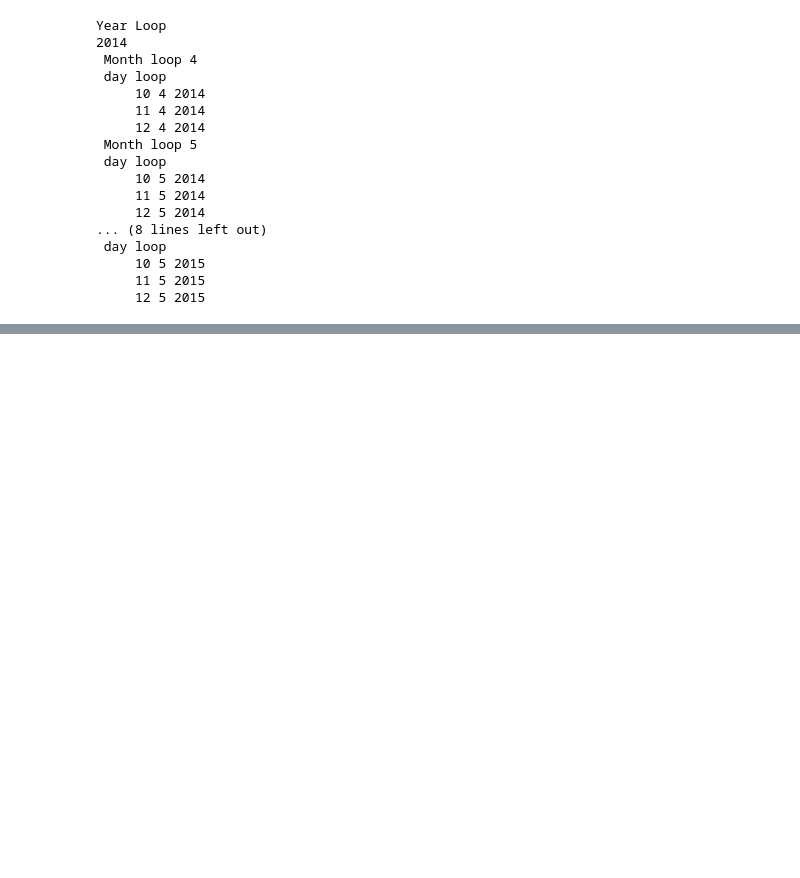
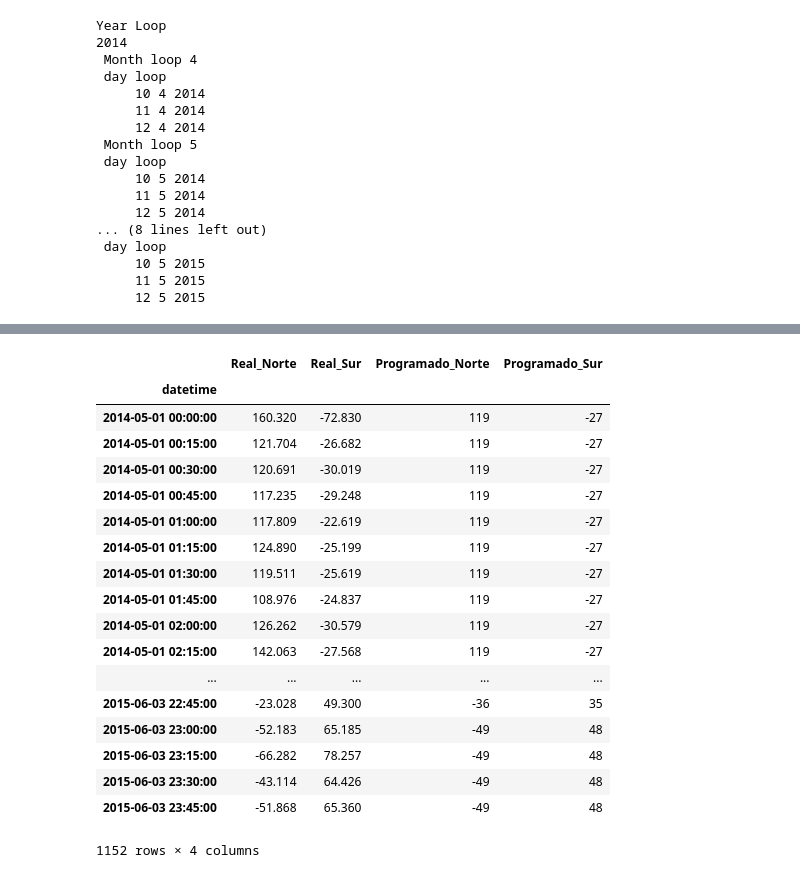
Before and after one commit to zhangzheng-coder/test_codes, a Jupyter notebook: Untitled.ipynb, the cells around one changed output, grey strips where cells are left out. Cells and saved outputs as stored; diff of their text form; code cells hidden in the pictures; blank space fills up the shorter version.

```diff
--- a/Untitled.ipynb
+++ b/Untitled.ipynb
@@ -432,0 +395,25 @@ real_norte
+# %%
+df_intercambios = df_anual.fillna(0)
+df_intercambios.columns = ['Real_Norte', 'Real_Sur', 'Programado_Norte', 'Programado_Sur']
+# %%
+df_intercambios
+# %% [output]
+|  | Real_Norte | Real_Sur | Programado_Norte | Programado_Sur |
+| datetime |  |  |  |  |
+| 2014-05-01 00:00:00 | 160.320 | -72.830 | 119 | -27 |
+| 2014-05-01 00:15:00 | 121.704 | -26.682 | 119 | -27 |
+| 2014-05-01 00:30:00 | 120.691 | -30.019 | 119 | -27 |
+| 2014-05-01 00:45:00 | 117.235 | -29.248 | 119 | -27 |
+| 2014-05-01 01:00:00 | 117.809 | -22.619 | 119 | -27 |
+| 2014-05-01 01:15:00 | 124.890 | -25.199 | 119 | -27 |
+| 2014-05-01 01:30:00 | 119.511 | -25.619 | 119 | -27 |
+| 2014-05-01 01:45:00 | 108.976 | -24.837 | 119 | -27 |
+| 2014-05-01 02:00:00 | 126.262 | -30.579 | 119 | -27 |
+| 2014-05-01 02:15:00 | 142.063 | -27.568 | 119 | -27 |
+| ... | ... | ... | ... | ... |
+| 2015-06-03 22:45:00 | -23.028 | 49.300 | -36 | 35 |
+| 2015-06-03 23:00:00 | -52.183 | 65.185 | -49 | 48 |
+| 2015-06-03 23:15:00 | -66.282 | 78.257 | -49 | 48 |
+| 2015-06-03 23:30:00 | -43.114 | 64.426 | -49 | 48 |
+| 2015-06-03 23:45:00 | -51.868 | 65.360 | -49 | 48 |
+1152 rows × 4 columns
```
Also changed, not shown: parts of 3 cells of this notebook, 1 other file.
